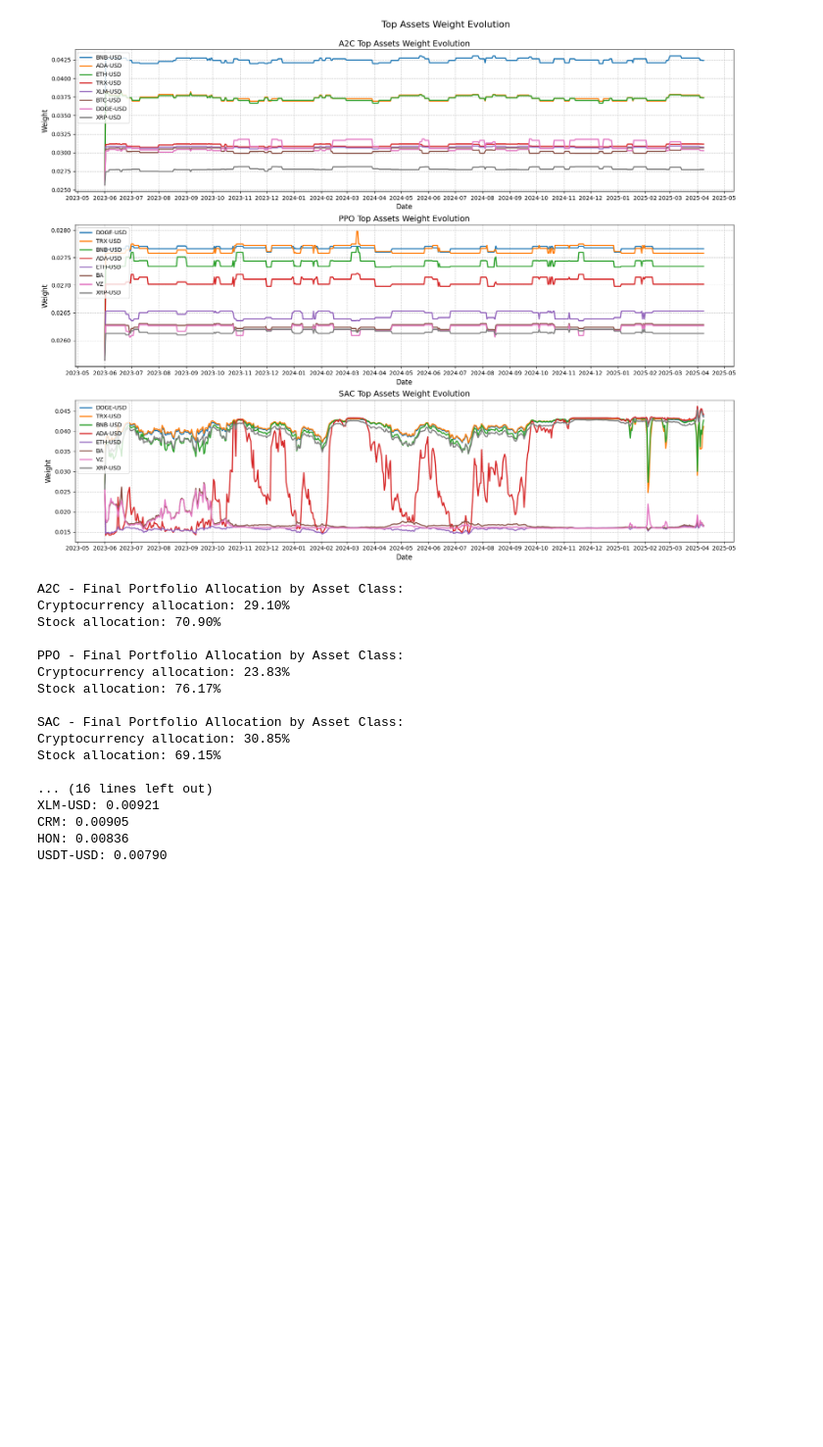
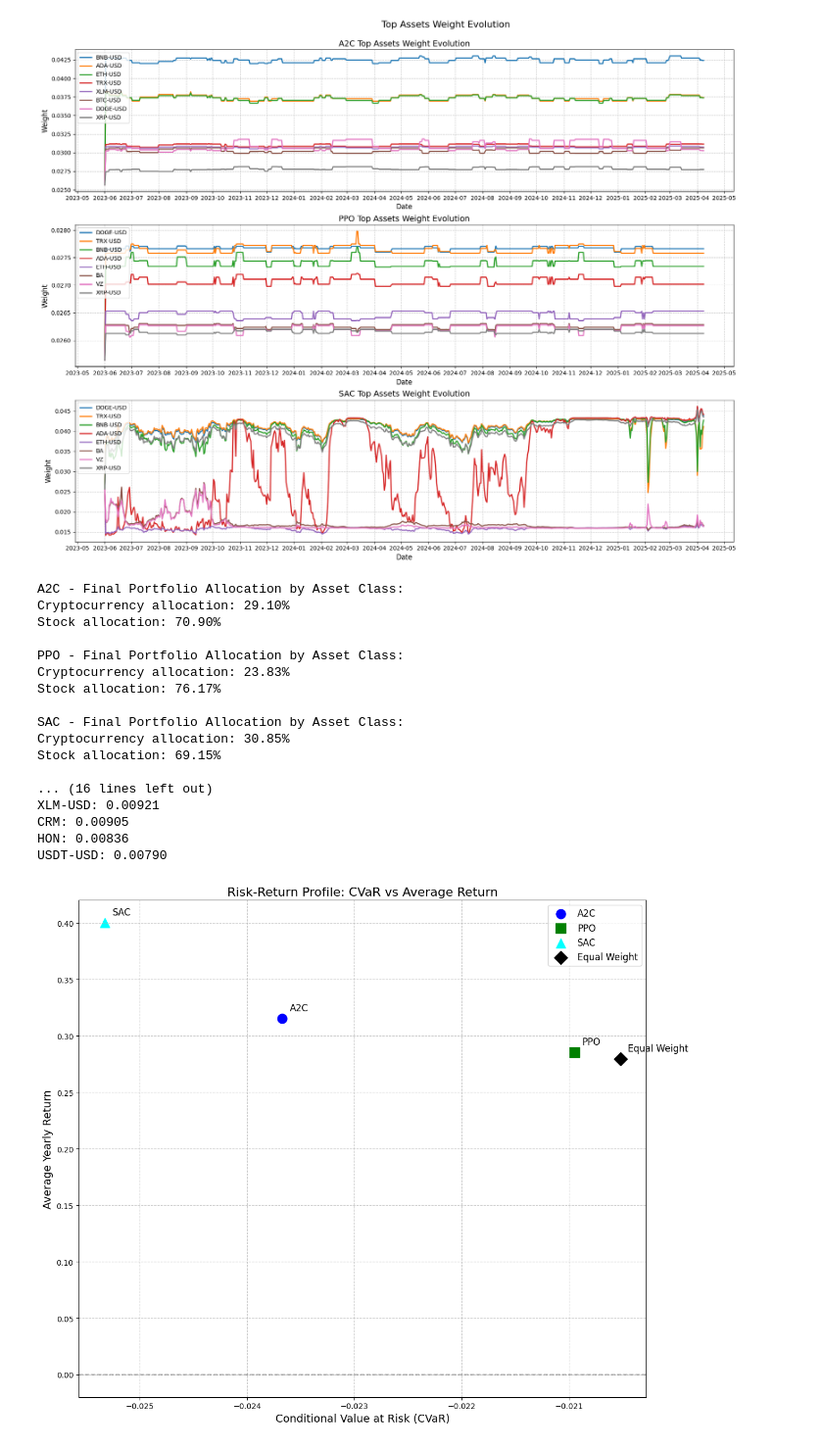
Before and after one commit to EricJiang0423/My-UoS-Bsc-Dissertaion-Code, a Jupyter notebook: main.ipynb, the cells around one changed output. Shown at 98% size. Cells and saved outputs as stored; diff of their text form; code cells hidden in the pictures; blank space fills up the shorter version.

```diff
--- a/main.ipynb
+++ b/main.ipynb
@@ -596,12 +675,6 @@ class StockPortfolioEnv(gym.Env):
 
         # Get the conditional volatility
         cond_volatility = model_fit.conditional_volatility
-        u = cond_volatility.quantile(0.2)
-        ret_tail = cond_volatility[cond_volatility <= u]
-
-        c, loc, scale = genpareto.fit(-ret_tail, loc=0)
-
-        var_hs_evt = u - scale / c * ((0.5/(cond_volatility <= u).mean())**(-c) - 1)
         # Calculate the CVaR
         var_threshold = np.percentile(returns, 100 * (1 - confidence_level))
         cvar = np.mean(returns[returns <= var_threshold])
@@ -1596,3 +1669,92 @@ XLM-USD: 0.00921
 CRM: 0.00905
 HON: 0.00836
 USDT-USD: 0.00790
+# %%
+import numpy as np
+
+# Calculate average returns and CVaR for each strategy
+import matplotlib.pyplot as plt
+
+# Function to calculate CVaR
+def calculate_cvar(returns, confidence_level=0.95):
+    """Calculate Conditional Value at Risk (CVaR) for a series of returns"""
+    sorted_returns = np.sort(returns)
+    var_index = int(len(returns) * (1 - confidence_level))
+    if var_index > 0:
+        cvar = sorted_returns[:var_index].mean()
+    else:
+        cvar = sorted_returns.min()
+    return cvar
+
+# Extract returns from our different strategies
+a2c_returns = df_daily_return_a2c['daily_return'].values
+ppo_returns = df_daily_return_ppo['daily_return'].values
+sac_returns = df_daily_return_sac['daily_return'].values
+equal_weight_returns = equal_weight_portfolio['daily_return'].values
+
+# Calculate average returns
+a2c_avg_return = a2c_returns.mean()
+ppo_avg_return = ppo_returns.mean()
+sac_avg_return = sac_returns.mean()
+equal_weight_avg_return = equal_weight_returns.mean()
+
+# Calculate yearly returns
+a2c_yearly_return = (1 + a2c_avg_return) ** 365 - 1
+ppo_yearly_return = (1 + ppo_avg_return) ** 365 - 1
+sac_yearly_return = (1 + sac_avg_return) ** 365 - 1
+equal_weight_yearly_return = (1 + equal_weight_avg_return) ** 365 - 1
+
+# Calculate CVaR at 95% confidence level
+a2c_cvar = calculate_cvar(a2c_returns)
+ppo_cvar = calculate_cvar(ppo_returns)
+sac_cvar = calculate_cvar(sac_returns)
+equal_weight_cvar = calculate_cvar(equal_weight_returns)
+
+# Create dictionaries for plotting
+strategies = {
+    'A2C': {'cvar': a2c_cvar, 'return': a2c_yearly_return},
+    'PPO': {'cvar': ppo_cvar, 'return': ppo_yearly_return},
+    'SAC': {'cvar': sac_cvar, 'return': sac_yearly_return},
+    'Equal Weight': {'cvar': equal_weight_cvar, 'return': equal_weight_yearly_return}
+}
+
+# Colors for each strategy
+colors = {'A2C': 'blue', 'PPO': 'green', 'SAC': 'cyan', 'Equal Weight': 'black'}
+markers = {'A2C': 'o', 'PPO': 's', 'SAC': '^', 'Equal Weight': 'D'}
+
+# Plot Combined plot with all strategies
+plt.figure(figsize=(12, 10))
+for strategy, data in strategies.items():
+    plt.scatter(data['cvar'], data['return'],
+               label=strategy, s=150, color=colors[strategy], marker=markers[strategy])
+    plt.annotate(strategy,
+                 (data['cvar'], data['return']),
+                 xytext=(10, 10),
+                 textcoords='offset points',
+                 fontsize=12)
+
+plt.axhline(y=0, color='k', linestyle='--', alpha=0.3)
+plt.xlabel('Conditional Value at Risk (CVaR)', fontsize=14)
+plt.ylabel('Average Yearly Return', fontsize=14)
+plt.title('Risk-Return Profile: CVaR vs Average Return', fontsize=16)
+plt.legend(fontsize=12)
+plt.grid(True, linestyle='--', alpha=0.7)
+plt.tight_layout()
+plt.savefig('combined_risk_return_profile.png', dpi=300, bbox_inches='tight')
+plt.show()
+
+# Print numerical summary for reference
+print("\nRisk-Return Profile Summary:")
+print("-" * 50)
+print(f"{'Strategy':<15} {'Avg Return':>12} {'CVaR':>12} {'Return/CVaR':>12}")
+print("-" * 50)
+for strategy, data in strategies.items():
+    # Calculate return to CVaR ratio (similar to Sharpe but with CVaR as risk)
+    if data['cvar'] < 0:
+        return_cvar_ratio = data['return'] / abs(data['cvar'])
+    else:
+        return_cvar_ratio = float('nan')  # Not meaningful if CVaR is positive
+
+    print(f"{strategy:<15} {data['return']*100:>10.4f}% {data['cvar']*100:>10.4f}% {return_cvar_ratio:>10.4f}")
+# %% [output]
+[figure, added]
```
Also changed, not shown: parts of 5 cells of this notebook, 9 other files.
